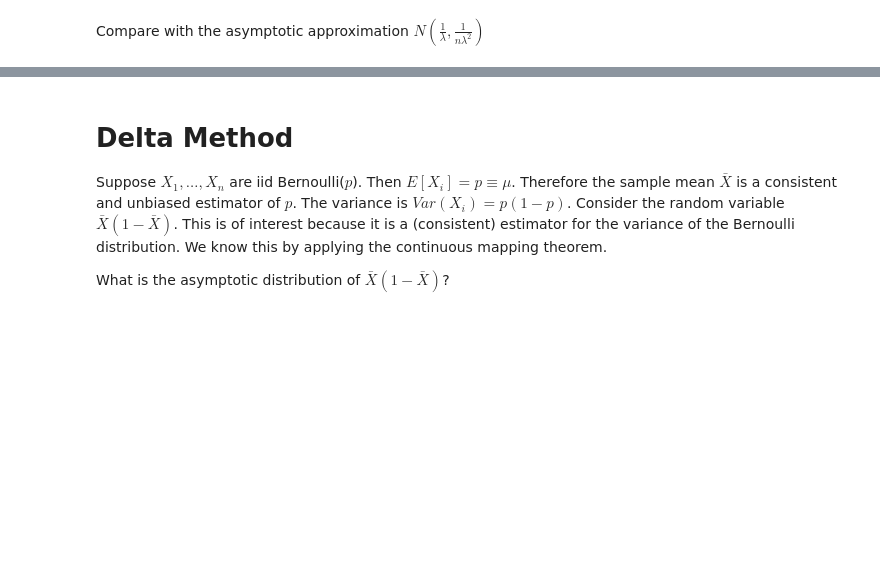
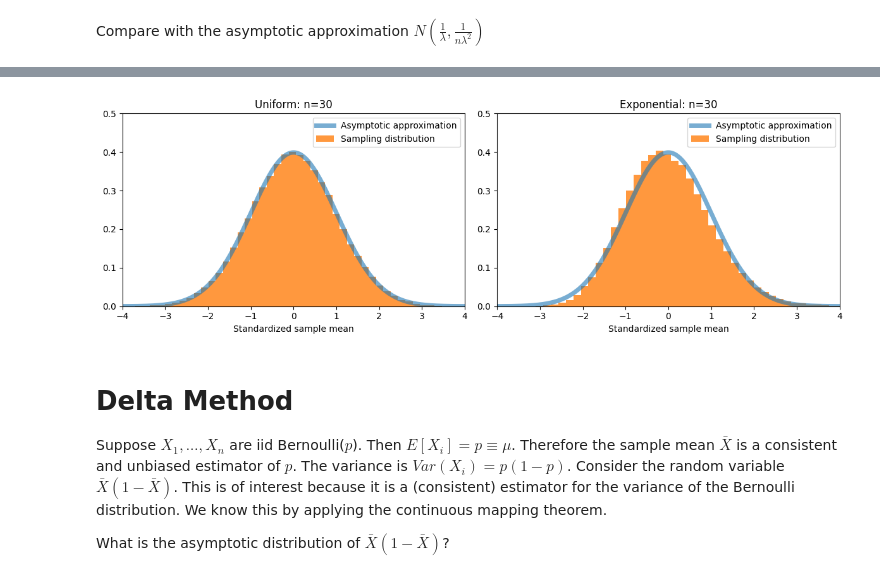
Before and after one commit to khaichiong/meco7312, a Jupyter notebook: L6_Asymptotics.ipynb, the cells around one changed output, grey strips where cells are left out. Saved outputs shown, nothing was run; the diff lists cells and outputs as text; code cells hidden in the pictures; blank space fills up the shorter version.

```diff
--- a/L6_Asymptotics.ipynb
+++ b/L6_Asymptotics.ipynb
@@ -141,3 +208,36 @@ plt.show()
+# %%
+n = 30 #sample size
+s = 100000 #number of experiments
+lm = 0.5 #lambda parameter of the exponential distribution
+
+plt.figure(figsize=(12,4))
+z = np.linspace(-4,4,1000)
+
+for j,distribution in enumerate(['Uniform','Exponential']):
+    if distribution == 'Uniform':
+        x = np.random.uniform(0,1,(n,s))
+        mu, sigma = 0.5, np.sqrt(1/12)
+    else:
+        x = np.random.exponential(1/lm,(n,s))
+        mu, sigma = 1/lm, 1/lm
+
+    sample_means = np.mean(x,axis=0)
+    standardized_means = np.sqrt(n)*(sample_means-mu)/sigma
+
+    plt.subplot(1,2,j+1)
+    plt.plot(z,norm.pdf(z),lw=5,alpha=0.6,label='Asymptotic approximation')
+    plt.hist(standardized_means,bins=50,density=True,histtype='stepfilled',
+             alpha=0.8,label='Sampling distribution')
+    plt.xlim(-4,4)
+    plt.ylim(0,0.5)
+    plt.xlabel('Standardized sample mean')
+    plt.title(f'{distribution}: n={n}')
+    plt.legend(loc='upper right')
+
+plt.tight_layout()
+plt.show()
+# %% [output]
+[figure, added]
 # %% [markdown]
 # Delta Method
 
```
Also changed, not shown: parts of 7 cells of this notebook.
